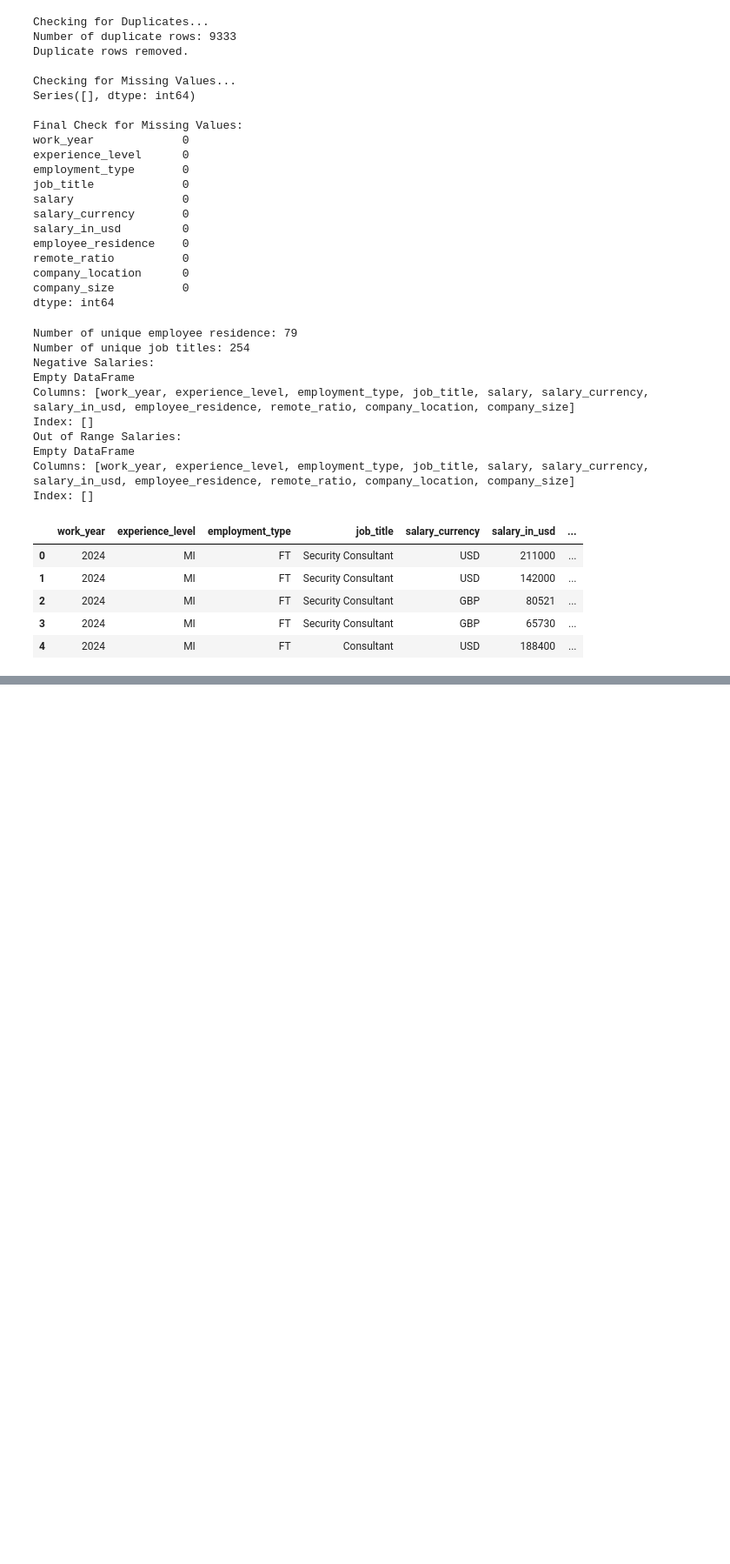
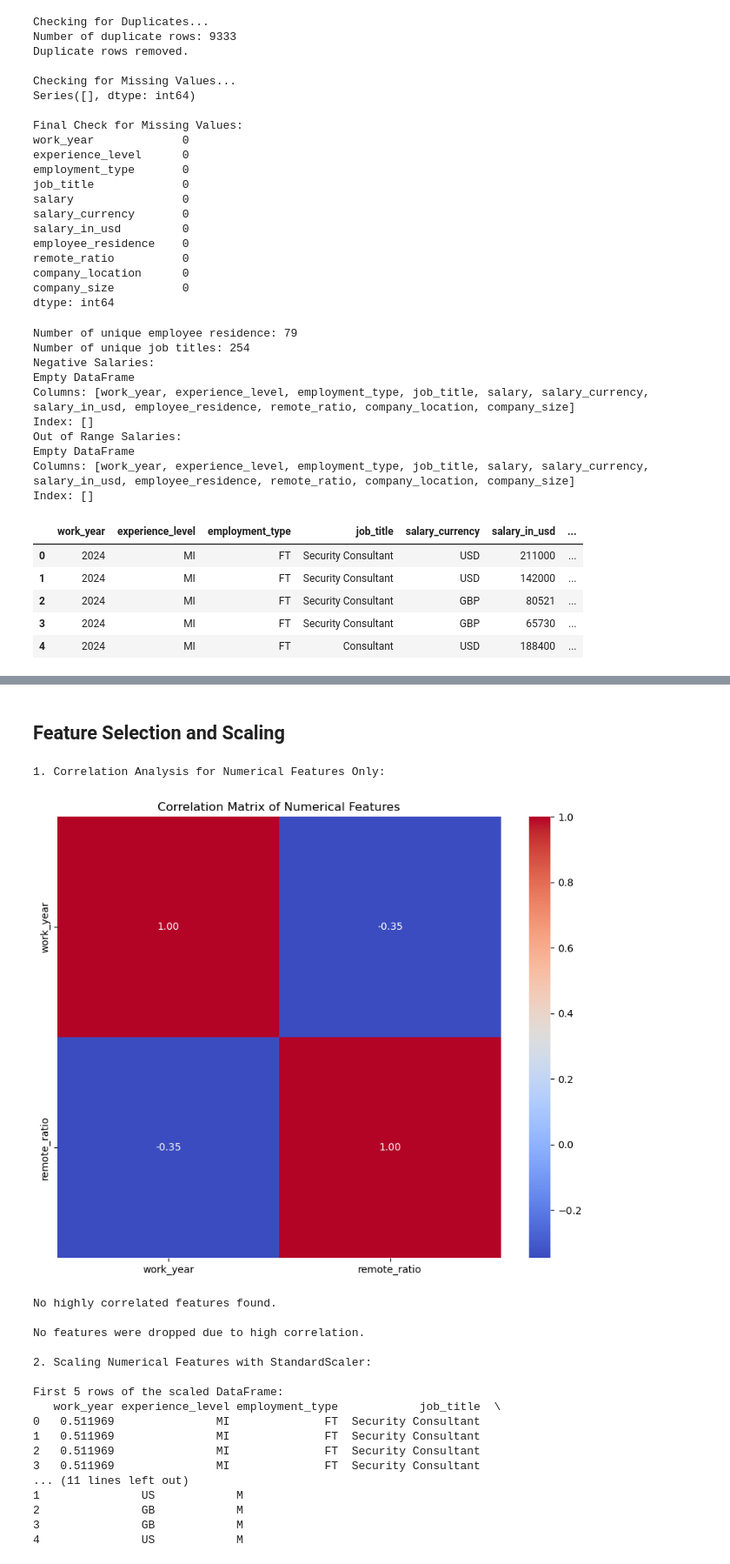
Before and after one commit to isnotJack/AI-project, a Jupyter notebook: test.ipynb, the cells around one changed output, grey strips where cells are left out. Shown at 87% size. Saved outputs shown, nothing was run; the diff lists cells and outputs as text; code cells hidden in the pictures; blank space fills up the shorter version.

```diff
--- a/test.ipynb
+++ b/test.ipynb
@@ -542,0 +712,79 @@ df.head()
+# %% [markdown]
+## Feature Selection and Scaling
+# %%
+from sklearn.preprocessing import StandardScaler
+
+# Step 4: Feature Selection and Scaling
+
+# 1. Correlation Analysis for Numerical Features Only
+print("\n1. Correlation Analysis for Numerical Features Only:")
+
+# Select numerical columns (exclude the target variable 'salary_in_usd')
+numerical_features = df.select_dtypes(include=['float64', 'int64']).columns
+numerical_features = numerical_features.drop('salary_in_usd')
+
+# Calculate correlation matrix only for numerical features
+correlation_matrix = df[numerical_features].corr()
+
+# Visualize the correlation matrix
+plt.figure(figsize=(10, 8))
+sns.heatmap(correlation_matrix, annot=True, cmap='coolwarm', fmt=".2f")
+plt.title("Correlation Matrix of Numerical Features")
+plt.show()
+
+# Identify highly correlated features
+threshold = 0.85  # Set threshold for correlation
+high_corr_pairs = []
+
+for col in correlation_matrix.columns:
+    for idx in correlation_matrix.index:
+        if col != idx and abs(correlation_matrix.loc[idx, col]) > threshold:
+            high_corr_pairs.append((col, idx))
+
+# Print highly correlated feature pairs
+if high_corr_pairs:
+    print("\nHighly Correlated Feature Pairs (Correlation > 0.85):")
+    for pair in high_corr_pairs:
+        print(f" - {pair[0]} and {pair[1]}")
+else:
+    print("\nNo highly correlated features found.")
+
+# Drop one feature of highly correlated pairs (if any)
+features_to_drop = list(set([pair[1] for pair in high_corr_pairs]))
+if features_to_drop:
+    df = df.drop(features_to_drop, axis=1)
+    print(f"\nDropped features due to high correlation: {features_to_drop}")
+else:
+    print("\nNo features were dropped due to high correlation.")
+
+# 2. Scaling Numerical Features
+print("\n2. Scaling Numerical Features with StandardScaler:")
+
+# Apply StandardScaler to numerical features
+scaler = StandardScaler()
+df_scaled = df.copy()
+df_scaled[numerical_features] = scaler.fit_transform(df[numerical_features])
+
+# Display scaled data
+print("\nFirst 5 rows of the scaled DataFrame:")
+print(df_scaled.head())
+# %% [output]
+1. Correlation Analysis for Numerical Features Only:
+[figure, added]
+No highly correlated features found.
+
+No features were dropped due to high correlation.
+
+2. Scaling Numerical Features with StandardScaler:
+
+First 5 rows of the scaled DataFrame:
+   work_year experience_level employment_type            job_title  \
+0   0.511969               MI              FT  Security Consultant
+1   0.511969               MI              FT  Security Consultant
+2   0.511969               MI              FT  Security Consultant
+3   0.511969               MI              FT  Security Consultant
+... (11 lines left out)
+1               US            M
+2               GB            M
+3               GB            M
+4               US            M
```
Also changed, not shown: parts of 8 cells of this notebook.
